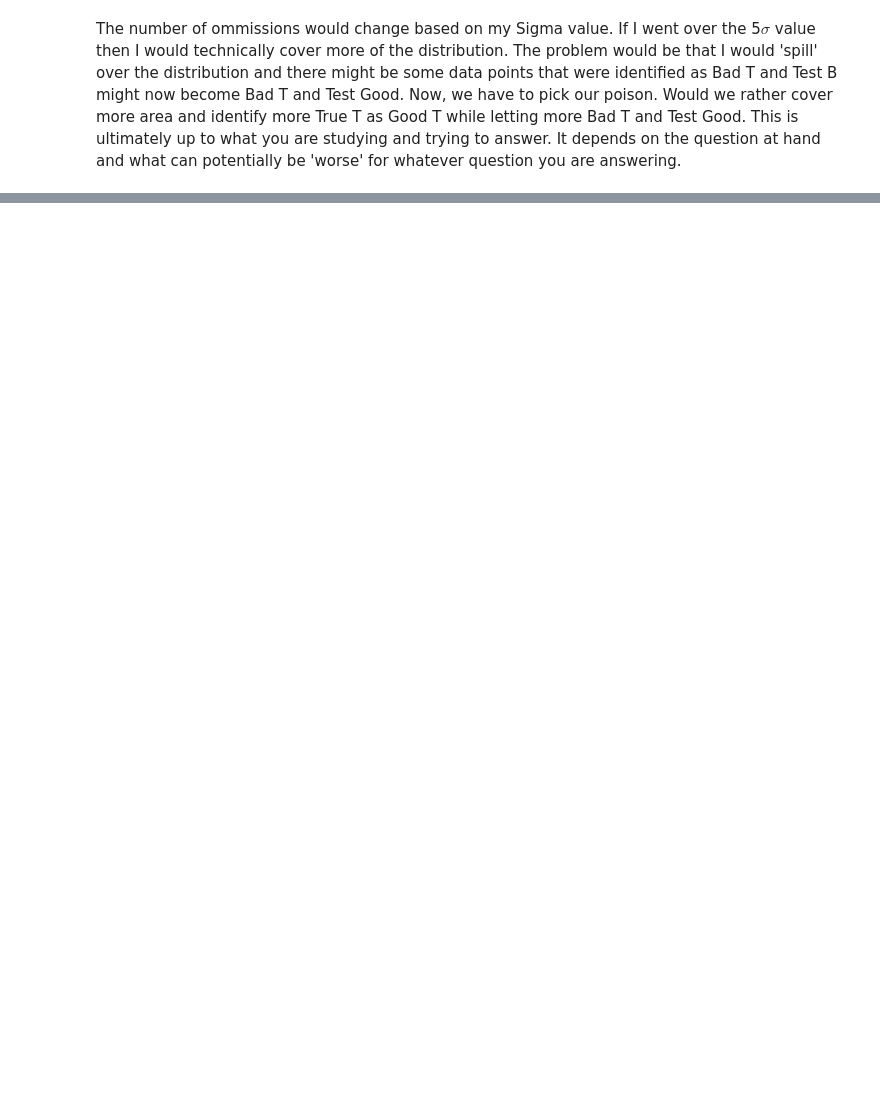
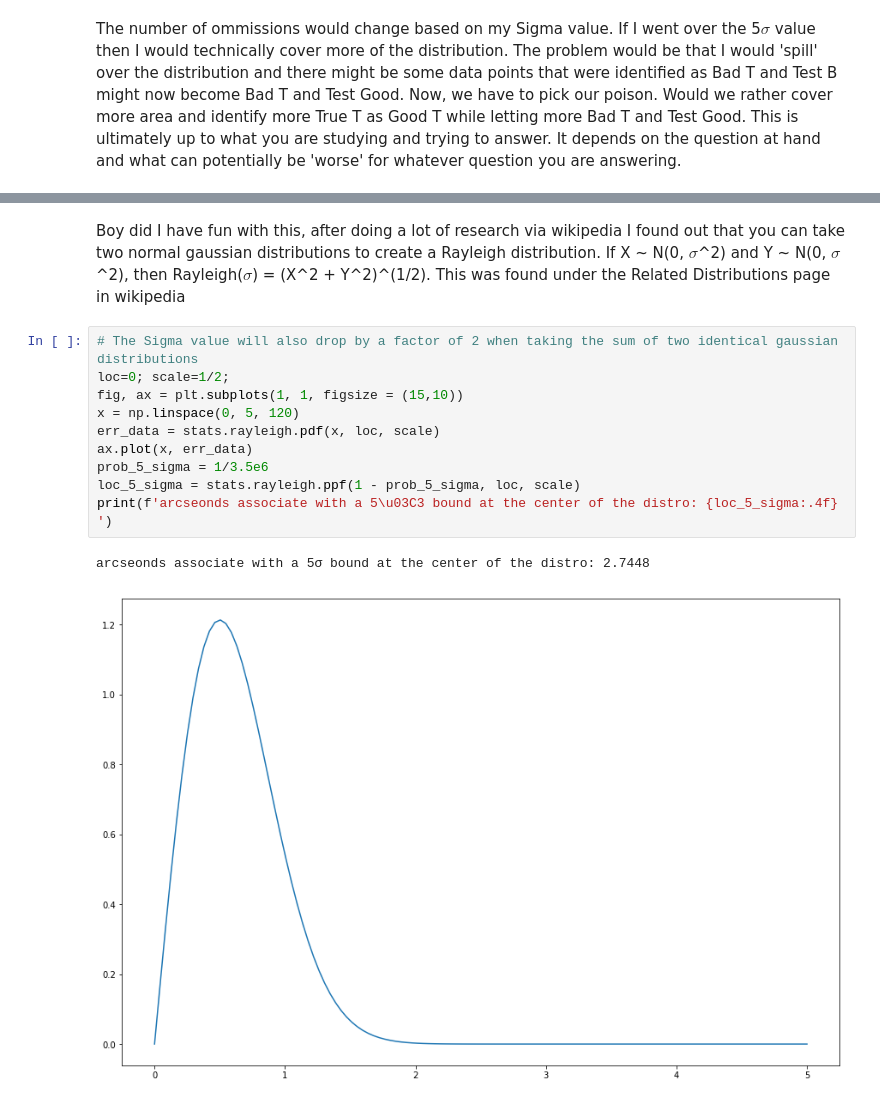
Before and after one commit to MikePhen12/Phys_434_portfolio, a Jupyter notebook: Lab_3.ipynb, the cells around one changed output, grey strips where cells are left out. Saved outputs shown, nothing was run; the diff lists cells and outputs as text; blank space fills up the shorter version.

```diff
--- a/Lab_3.ipynb
+++ b/Lab_3.ipynb
@@ -140,0 +175,15 @@ The number of ommissions would change based on my Sigma value. If I went over th
+# %% [markdown]
+Boy did I have fun with this, after doing a lot of research via wikipedia I found out that you can take two normal gaussian distributions to create a Rayleigh distribution. If X ~ N(0, $\sigma$^2) and Y ~ N(0, $\sigma$^2), then Rayleigh($\sigma$) = (X^2 + Y^2)^(1/2). This was found under the Related Distributions page in wikipedia
+# %%
+# The Sigma value will also drop by a factor of 2 when taking the sum of two identical gaussian distributions
+loc=0; scale=1/2;
+fig, ax = plt.subplots(1, 1, figsize = (15,10))
+x = np.linspace(0, 5, 120)
+err_data = stats.rayleigh.pdf(x, loc, scale)
+ax.plot(x, err_data)
+prob_5_sigma = 1/3.5e6
+loc_5_sigma = stats.rayleigh.ppf(1 - prob_5_sigma, loc, scale)
+print(f'arcseonds associate with a 5\u03C3 bound at the center of the distro: {loc_5_sigma:.4f} ')
+# %% [output]
+arcseonds associate with a 5σ bound at the center of the distro: 2.7448
+[figure, added]
```
Also changed, not shown: parts of 17 cells of this notebook.
